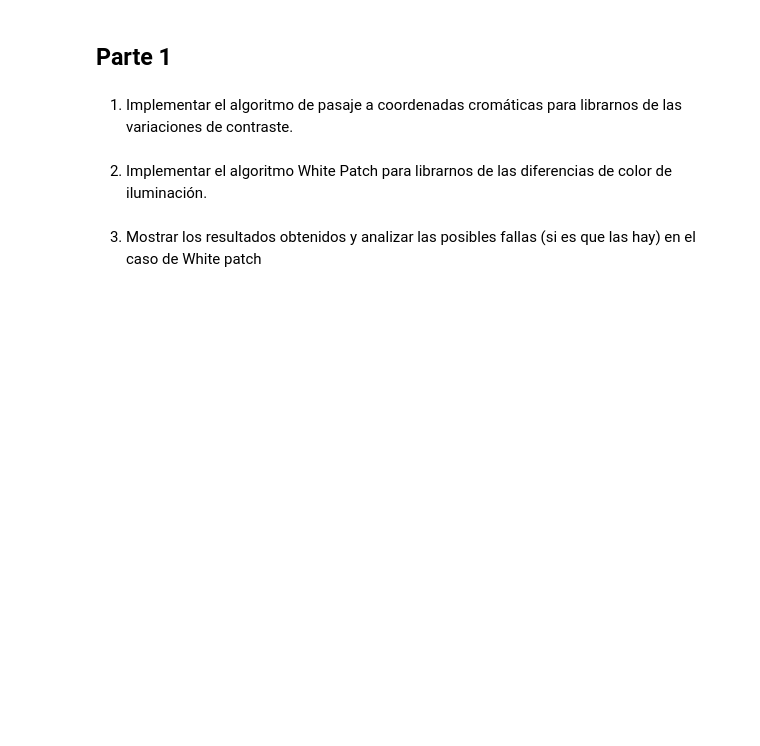
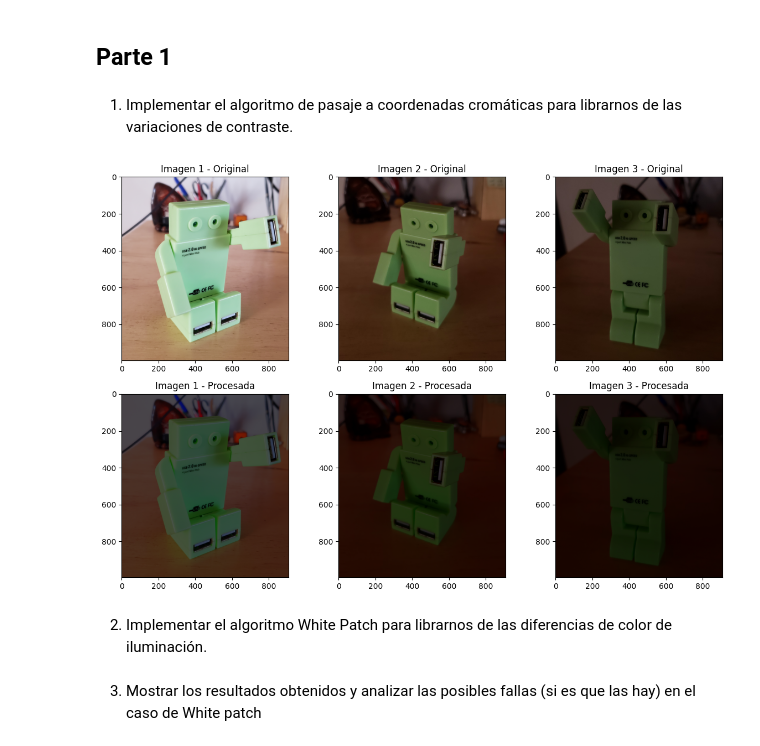
Before and after one commit to raczki/vision, a Jupyter notebook: TP1/TP1.ipynb, the cells around one changed output. Drawn from its saved outputs; the diff is of its cells as text; code cells hidden in the pictures; blank space fills up the shorter version.

Commit message:
Parte 1 update

```diff
--- a/TP1/TP1.ipynb
+++ b/TP1/TP1.ipynb
@@ -68,3 +17,58 @@ cv2.destroyAllWindows()
+# %%
+def chromatic_coordinates(input_image: np.ndarray) -> np.ndarray:
+    h, w, _ = input_image.shape
+    img_output = np.zeros(input_image.shape, np.float16)
+    input_image = input_image.astype(np.float16)
+
+    for i in range(h):
+        for j in range(w):
+            if (input_image[i, j] == 0).all():
+                img_output[i, j] = 0
+            else:
+                r = input_image[i, j][0]
+                g = input_image[i, j][1]
+                b = input_image[i, j][2]
+                r_output = r / (r + g + b)
+                g_output = g / (r + g + b)
+                b_output = b / (r + g + b)
+                img_output[i, j] = (r * r_output, g * g_output, b * b_output)
+
+    img_output = img_output.astype(np.uint8)
+    return img_output
+
+# Cargar las imágenes
+img_1 = cv2.imread("./coord_cromaticas/CoordCrom_1.png")
+img_2 = cv2.imread("./coord_cromaticas/CoordCrom_2.png")
+img_3 = cv2.imread("./coord_cromaticas/CoordCrom_3.png")
+
+# Aplicar el algoritmo de coordenadas cromáticas a cada imagen
+output_1 = chromatic_coordinates(img_1)
+output_2 = chromatic_coordinates(img_2)
+output_3 = chromatic_coordinates(img_3)
+
+# Crear una figura con dos filas y tres columnas
+fig, axes = plt.subplots(2, 3, figsize=(12, 8))
+
+# Mostrar las imágenes originales en la parte superior
+axes[0, 0].imshow(cv2.cvtColor(img_1, cv2.COLOR_BGR2RGB))
+axes[0, 0].set_title('Imagen 1 - Original')
+axes[0, 1].imshow(cv2.cvtColor(img_2, cv2.COLOR_BGR2RGB))
+axes[0, 1].set_title('Imagen 2 - Original')
+axes[0, 2].imshow(cv2.cvtColor(img_3, cv2.COLOR_BGR2RGB))
+axes[0, 2].set_title('Imagen 3 - Original')
+
+# Mostrar las imágenes procesadas en la parte inferior
+axes[1, 0].imshow(cv2.cvtColor(output_1, cv2.COLOR_BGR2RGB))
+axes[1, 0].set_title('Imagen 1 - Procesada')
+axes[1, 1].imshow(cv2.cvtColor(output_2, cv2.COLOR_BGR2RGB))
+axes[1, 1].set_title('Imagen 2 - Procesada')
+axes[1, 2].imshow(cv2.cvtColor(output_3, cv2.COLOR_BGR2RGB))
+axes[1, 2].set_title('Imagen 3 - Procesada')
+
+plt.tight_layout()
+plt.show()
+# %% [output]
+[figure, added]
 # %% [markdown]
 2. Implementar el algoritmo White Patch para librarnos de las diferencias de color de iluminación.
 # %%
```
Also changed, not shown: parts of 1 cell of this notebook.
